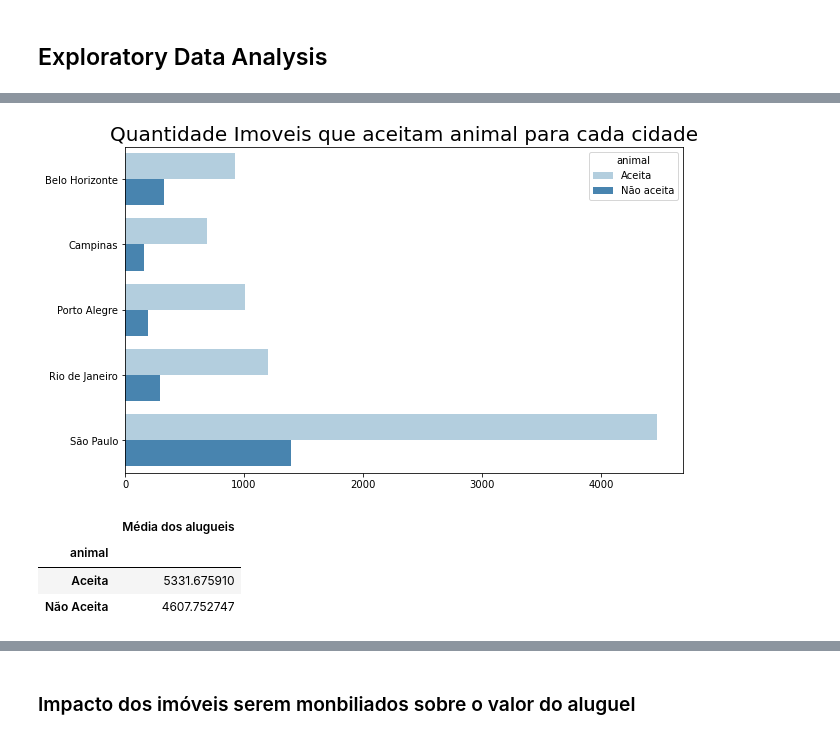
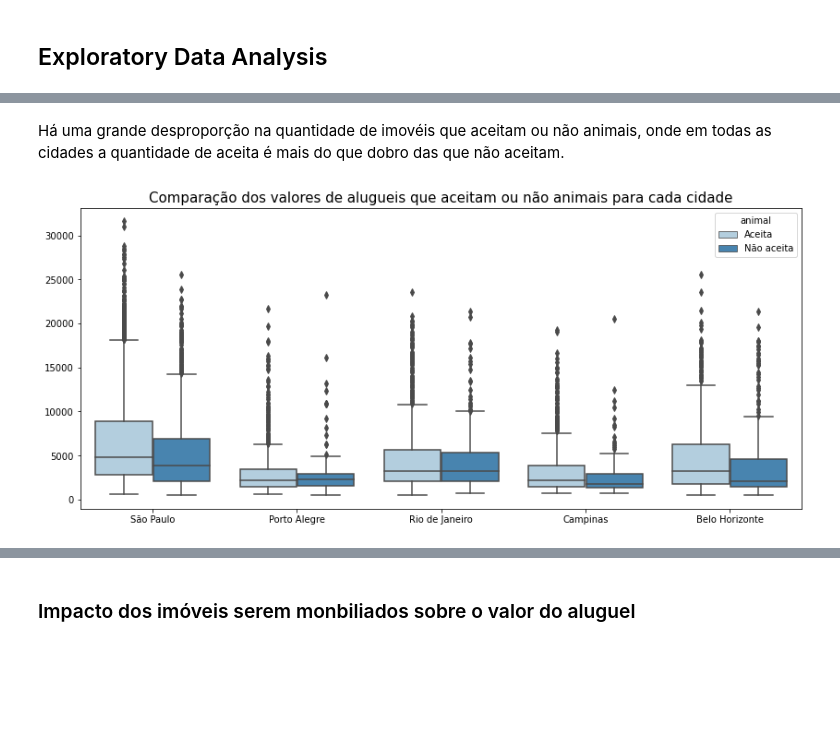
Before and after one commit to IgorFormiga/Data-Science-Projects, a Jupyter notebook: 2_Exploratory_Data_Analysis.ipynb, the cells around one changed output, grey strips where cells are left out. Drawn from its saved outputs; the diff is of its cells as text; code cells hidden in the pictures; blank space fills up the shorter version.

```diff
--- a/2_Exploratory_Data_Analysis.ipynb
+++ b/2_Exploratory_Data_Analysis.ipynb
@@ -85,17 +89,9 @@ quant_animal_por_cidade
+# %% [markdown]
+Há uma grande desproporção na quantidade de imovéis que aceitam ou não animais, onde em todas as cidades a quantidade de aceita é mais do que dobro das que não aceitam.
 # %%
-plt.figure(figsize=(10, 6))
-barras = sns.barplot(x='quantidade', y='city', hue='animal', data=quant_animal_por_cidade, orient='h', palette='Blues')
-barras.set_title('Quantidade Imoveis que aceitam animal para cada cidade', fontdict={'fontsize': 20})
-barras.set(ylabel=None, xlabel=None)
+ax = sns.boxplot(data=dataset.replace({0: 'Aceita', 1: 'Não aceita'}), x='city', y='total', hue='animal', palette='Blues')
+ax.set_title('Comparação dos valores de alugueis que aceitam ou não animais para cada cidade', fontdict={'fontsize': 15})
+ax.set(ylabel=None, xlabel=None)
 plt.show()
 # %% [output]
-[figure, old version]
+[figure, new version]
-# %%
-media_animal = dataset.groupby('animal')['total'].mean().to_frame()
-media_animal.rename(index={0: 'Aceita', 1: 'Não Aceita'}, columns={'total': 'Média dos alugueis'}, inplace=True)
-media_animal
-# %% [output]
-|  | Média dos alugueis |
-| animal |  |
-| Aceita | 5331.675910 |
-| Não Aceita | 4607.752747 |
```
Also changed, not shown: parts of 33 cells of this notebook, 1 other file.
